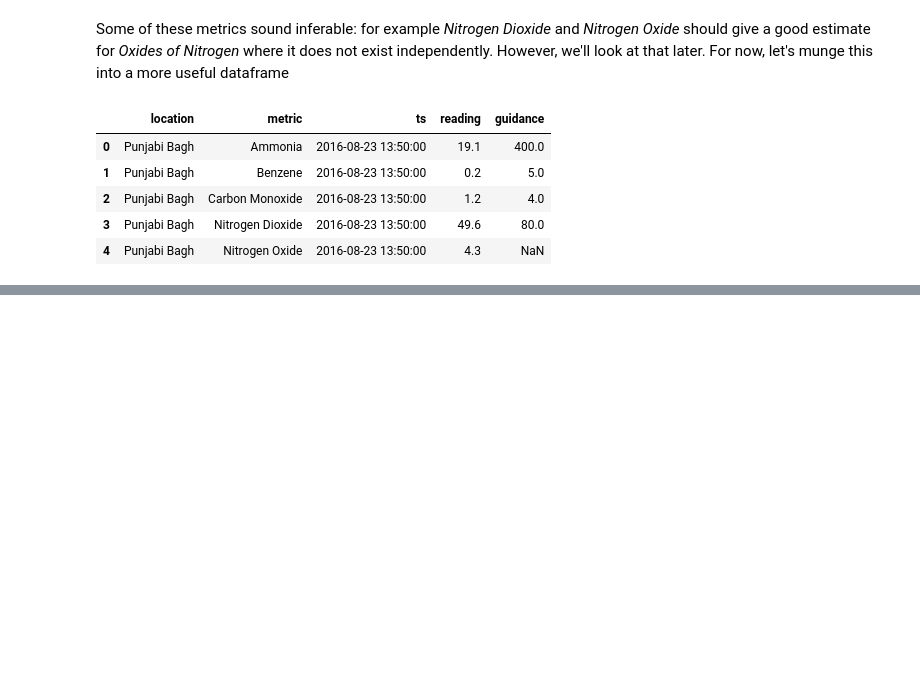
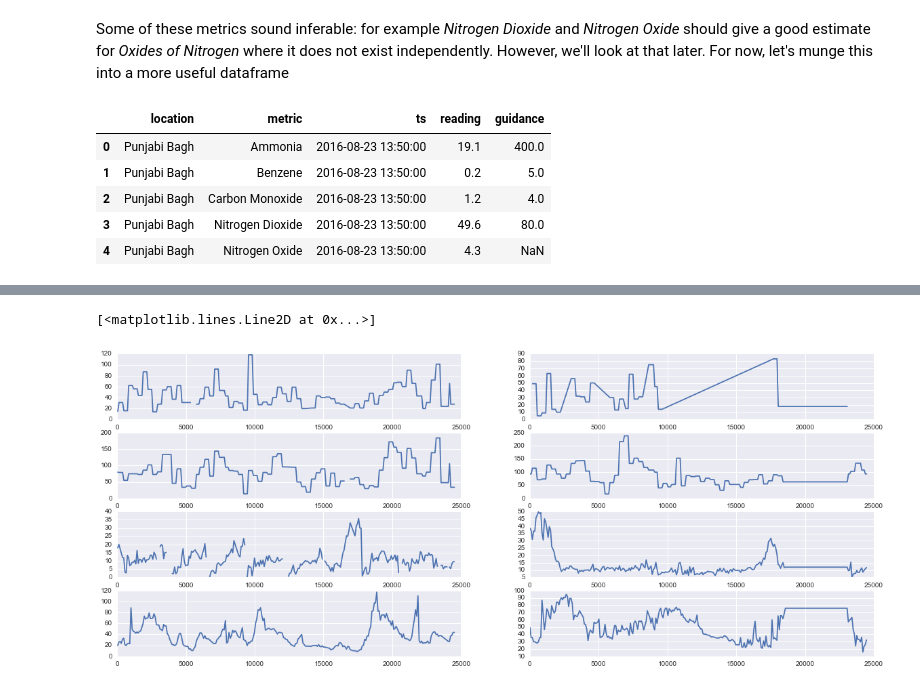
Before and after one commit to esawtooth/esawtooth.github.io, a Jupyter notebook: content/2016-08-26-delhi-pollution.ipynb, the cells around one changed output, grey strips where cells are left out. Cells and saved outputs as stored; diff of their text form; code cells hidden in the pictures; blank space fills up the shorter version.

```diff
--- a/content/2016-08-26-delhi-pollution.ipynb
+++ b/content/2016-08-26-delhi-pollution.ipynb
@@ -96,0 +196,23 @@ Looks like that guess was incorrect and that there are multiple guidances per me
+# %%
+fig = plt.figure(figsize=(20,8))
+
+ax1 = fig.add_subplot(421)
+ax1.plot(rawdata[(rawdata['metric'] == 'Particulate Matter < 2.5 µg') & (rawdata['location'] == 'RK Puram')]['reading'])
+ax2 = fig.add_subplot(423)
+ax2.plot(rawdata[(rawdata['metric'] == 'Particulate Matter < 10 µg') & (rawdata['location'] == 'RK Puram')]['reading'])
+ax2 = fig.add_subplot(425)
+ax2.plot(rawdata[(rawdata['metric'] == 'Ozone') & (rawdata['location'] == 'RK Puram')]['reading'])
+ax2 = fig.add_subplot(427)
+ax2.plot(rawdata[(rawdata['metric'] == 'Nitrogen Dioxide') & (rawdata['location'] == 'RK Puram')]['reading'])
+
+ax1 = fig.add_subplot(422)
+ax1.plot(rawdata[(rawdata['metric'] == 'Particulate Matter < 2.5 µg') & (rawdata['location'] == 'Punjabi Bagh')]['reading'])
+ax2 = fig.add_subplot(424)
+ax2.plot(rawdata[(rawdata['metric'] == 'Particulate Matter < 10 µg') & (rawdata['location'] == 'Punjabi Bagh')]['reading'])
+ax2 = fig.add_subplot(426)
+ax2.plot(rawdata[(rawdata['metric'] == 'Ozone') & (rawdata['location'] == 'Punjabi Bagh')]['reading'])
+ax2 = fig.add_subplot(428)
+ax2.plot(rawdata[(rawdata['metric'] == 'Nitrogen Dioxide') & (rawdata['location'] == 'Punjabi Bagh')]['reading'])
+# %% [output]
+[<matplotlib.lines.Line2D at 0x...>]
+[figure, added]
```
Also changed, not shown: parts of 28 cells of this notebook.
